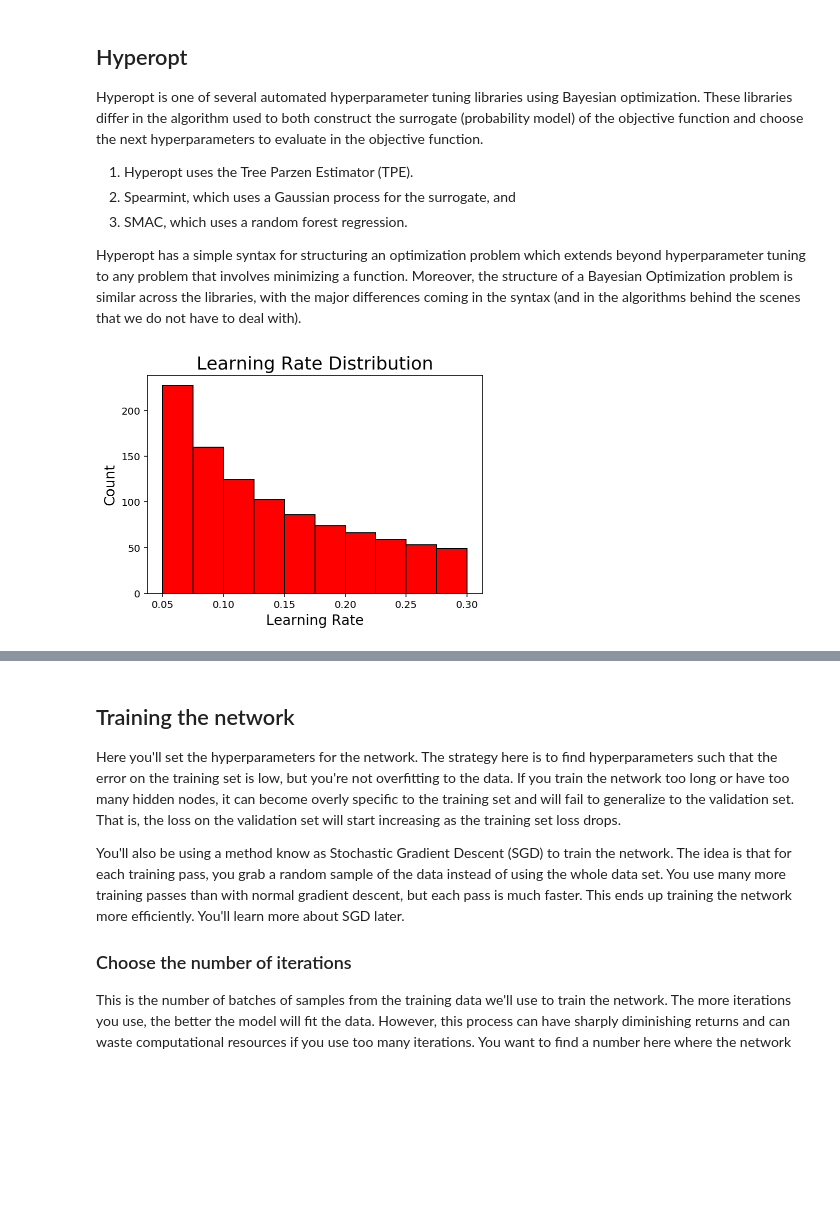
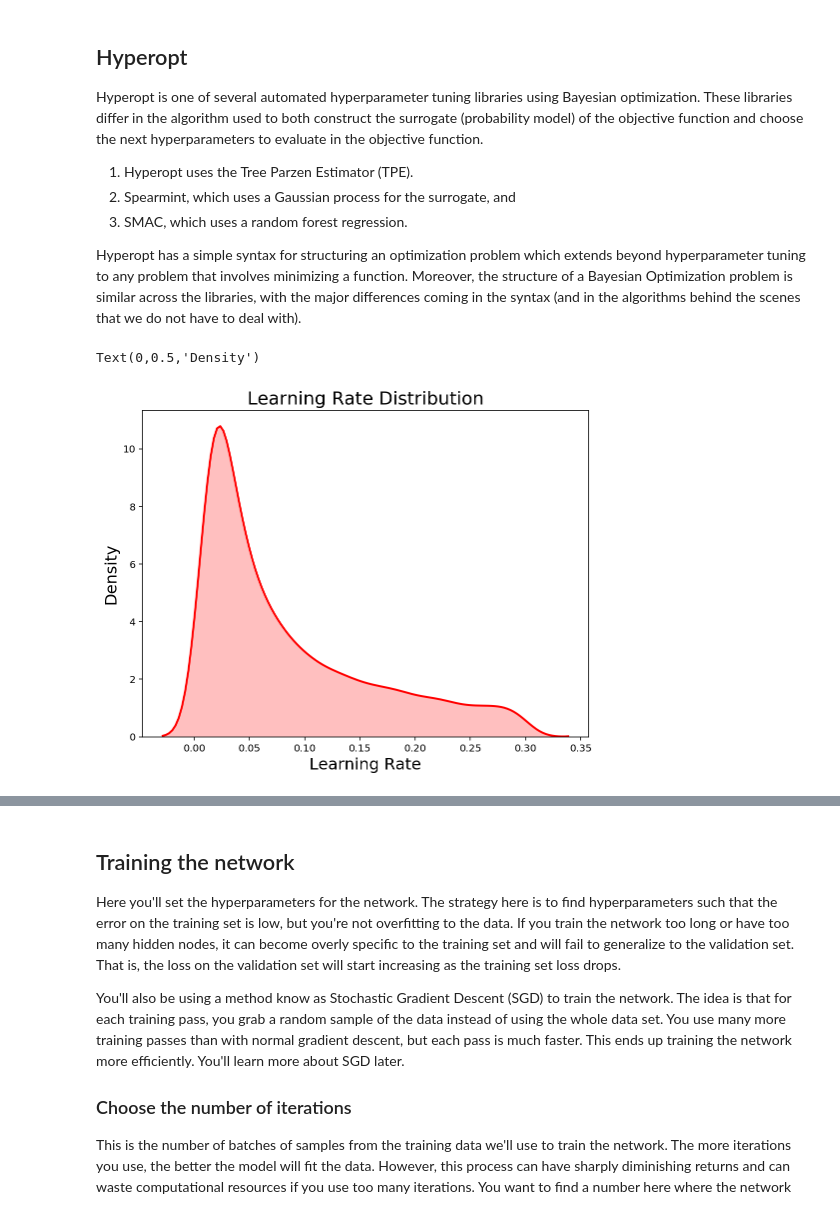
Before and after one commit to udacity/deep-learning-v2-pytorch, a Jupyter notebook: project-bikesharing/first-neural-network/Your_first_neural_network.ipynb, the cells around one changed output, grey strips where cells are left out. Saved outputs shown, nothing was run; the diff lists cells and outputs as text; code cells hidden in the pictures; blank space fills up the shorter version.

```diff
--- a/project-bikesharing/first-neural-network/Your_first_neural_network.ipynb
+++ b/project-bikesharing/first-neural-network/Your_first_neural_network.ipynb
@@ -217,5 +202,0 @@ param_grid = {
-# %%
-plt.hist(param_grid['learning_rate'], color = 'r', edgecolor = 'k');
-plt.xlabel('Learning Rate', size = 14); plt.ylabel('Count', size = 14); plt.title('Learning Rate Distribution', size = 18);
-# %% [output]
-[figure, removed]
@@ -221,0 +208,20 @@ plt.xlabel('Learning Rate', size = 14); plt.ylabel('Count', size = 14); plt.titl
+# %%
+# Create the learning rate
+learning_rate = {
+    "learning_rate": hp.loguniform("learning_rate", np.log(0.01), np.log(0.3))
+}
+# %%
+learning_rate_dist = []
+
+# Draw 10000 samples from the learning rate domain
+for _ in range(10000):
+    learning_rate_dist.append(sample(learning_rate)["learning_rate"])
+
+plt.figure(figsize=(8, 6))
+sns.kdeplot(learning_rate_dist, color="red", linewidth=2, shade=True)
+plt.title("Learning Rate Distribution", size=18)
+plt.xlabel("Learning Rate", size=16)
+plt.ylabel("Density", size=16)
+# %% [output]
+Text(0,0.5,'Density')
+[figure, added]
```
Also changed, not shown: parts of 13 cells of this notebook, 1 other file.
